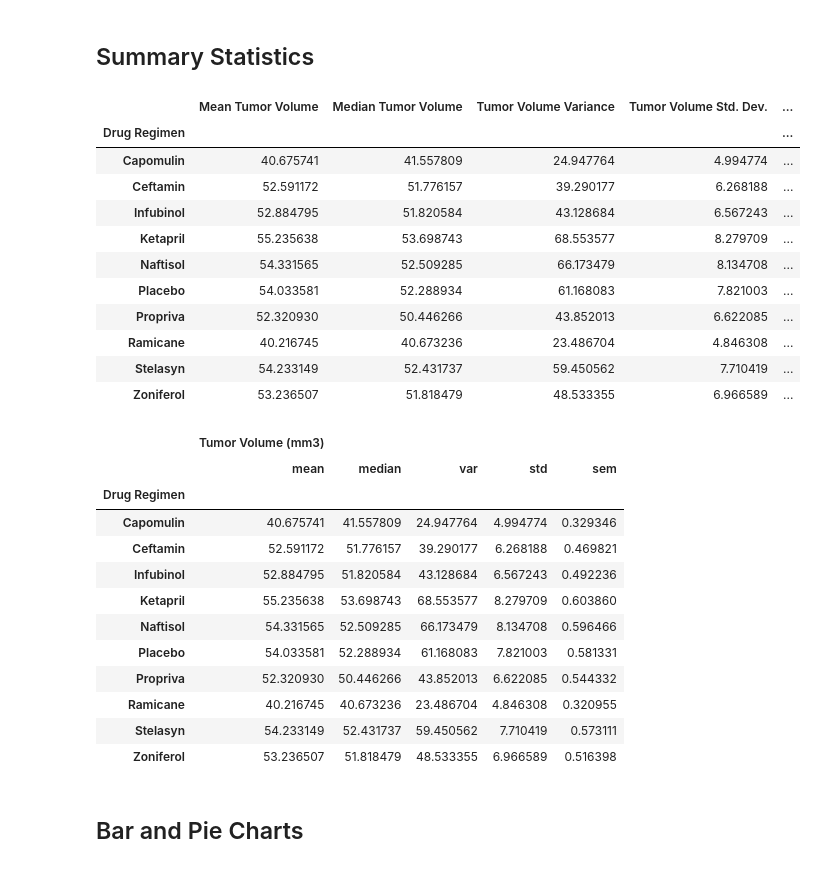
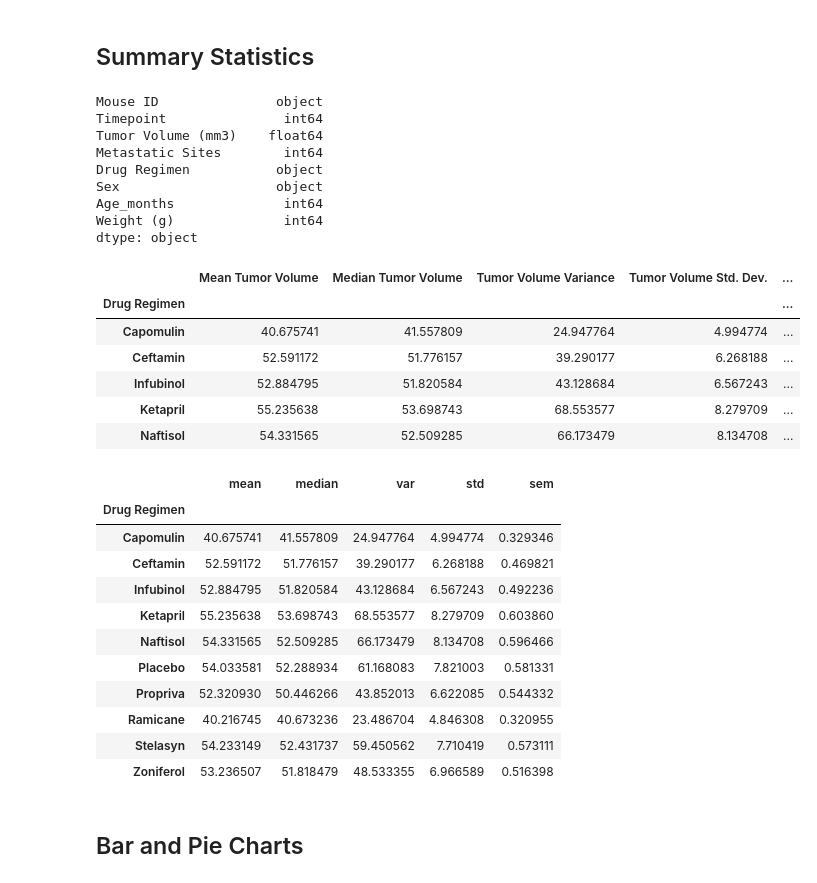
Before and after one commit to vara-co/Matplotlib-challenge, a Jupyter notebook: Pymaceuticals/pymaceuticals_starterLMVS.ipynb, the cells around one changed output. Cells and saved outputs as stored; diff of their text form; code cells hidden in the pictures.

```diff
--- a/Pymaceuticals/pymaceuticals_starterLMVS.ipynb
+++ b/Pymaceuticals/pymaceuticals_starterLMVS.ipynb
@@ -86,0 +72,6 @@ combined_data_cleaned = pd.merge(study_results_cleaned, mouse_metadata_cleaned,
+# %%
+#Create a clean DataFrame by dropping the duplicate mouse by its ID.
+cleanedData = combined_data[combined_data['Mouse ID'] != 'g989']
+
+#Print Data Frame
+cleanedData.head()
@@ -92,32 +92,71 @@ numMice_cleaned
 248
 # %% [markdown]
 ## Summary Statistics
+# %%
+#New DataFrame name
+combined_data_cleaned = cleanedData
+# %%
+#Check the dtypes to see if the Tumor Volume(mm3) needs to be changed to float
+combined_data_cleaned.dtypes
+# %% [output]
+Mouse ID               object
+Timepoint               int64
+Tumor Volume (mm3)    float64
+Metastatic Sites        int64
+Drug Regimen           object
+Sex                    object
+Age_months              int64
+Weight (g)              int64
+dtype: object
 # %%
-# Generate a summary statistics table of mean, median, variance, standard deviation, and SEM of the tumor volume for each regimen
+#Generate a summary statistics table of mean, median, variance,
+#standard deviation, and SEM of the tumor volume for each regimen
 
-# Use groupby and summary statistical methods to calculate the following properties of each drug regimen:
+#Use groupby and summary statistical methods to calculate the
+#following properties of each drug regimen:
 # mean, median, variance, standard deviation, and SEM of the tumor volume.
-# Assemble the resulting series into a single summary DataFrame.
+
+#Groupby
+summary_stats = combined_data_cleaned.groupby('Drug Regimen')['Tumor Volume (mm3)']
+
+#Summary Statistics Table
+mean_tumorVolume = summary_stats.mean()
+median_tumorVolume = summary_stats.median()
+variance_tumorVolume = summary_stats.var()
+std_dev_tumorVolume = summary_stats.std()
+sem_tumorVolume = summary_stats.sem()
+
+#Assemble the resulting series into a single summary DataFrame
+#Create a summary DataFrame
+summary_statsDf = pd.DataFrame({
+    'Mean Tumor Volume': mean_tumorVolume,
+    'Median Tumor Volume': median_tumorVolume,
+    'Tumor Volume Variance': variance_tumorVolume,
+    'Tumor Volume Std. Dev.': std_dev_tumorVolume,
+    'Tumor Volume Std. Err.': sem_tumorVolume}).reset_index()
+
+#Set 'Drug Regimen' as the index
+summary_statsDf = summary_statsDf.set_index('Drug Regimen')
+
+summary_statsDf.head()
 # %% [output]
 |  | Mean Tumor Volume | Median Tumor Volume | Tumor Volume Variance | Tumor Volume Std. Dev. | ... |
 | Drug Regimen |  |  |  |  | ... |
 | Capomulin | 40.675741 | 41.557809 | 24.947764 | 4.994774 | ... |
 | Ceftamin | 52.591172 | 51.776157 | 39.290177 | 6.268188 | ... |
 | Infubinol | 52.884795 | 51.820584 | 43.128684 | 6.567243 | ... |
 | Ketapril | 55.235638 | 53.698743 | 68.553577 | 8.279709 | ... |
 | Naftisol | 54.331565 | 52.509285 | 66.173479 | 8.134708 | ... |
-| Placebo | 54.033581 | 52.288934 | 61.168083 | 7.821003 | ... |
-| Propriva | 52.320930 | 50.446266 | 43.852013 | 6.622085 | ... |
-| Ramicane | 40.216745 | 40.673236 | 23.486704 | 4.846308 | ... |
-| Stelasyn | 54.233149 | 52.431737 | 59.450562 | 7.710419 | ... |
-| Zoniferol | 53.236507 | 51.818479 | 48.533355 | 6.966589 | ... |
 # %%
-# A more advanced method to generate a summary statistics table of mean, median, variance, standard deviation,
-# and SEM of the tumor volume for each regimen (only one method is required in the solution)
+#A more advanced method to generate a summary statistics table of mean, median, variance, standard deviation,
+#and SEM of the tumor volume for each regimen (only one method is required in the solution)
 
-# Using the aggregation method, produce the same summary statistics in a single line
+#Using the aggregation method, produce the same summary statistics in a single line
+summary_stats = combined_data_cleaned.groupby('Drug Regimen')['Tumor Volume (mm3)'].agg(['mean', 'median', 'var', 'std', 'sem'])
+
+#Print Summary
+summary_stats
 # %% [output]
-|  | Tumor Volume (mm3) |  |  |  |  |
 |  | mean | median | var | std | sem |
 | Drug Regimen |  |  |  |  |  |
 | Capomulin | 40.675741 | 41.557809 | 24.947764 | 4.994774 | 0.329346 |
```
Also changed, not shown: parts of 24 cells of this notebook.
